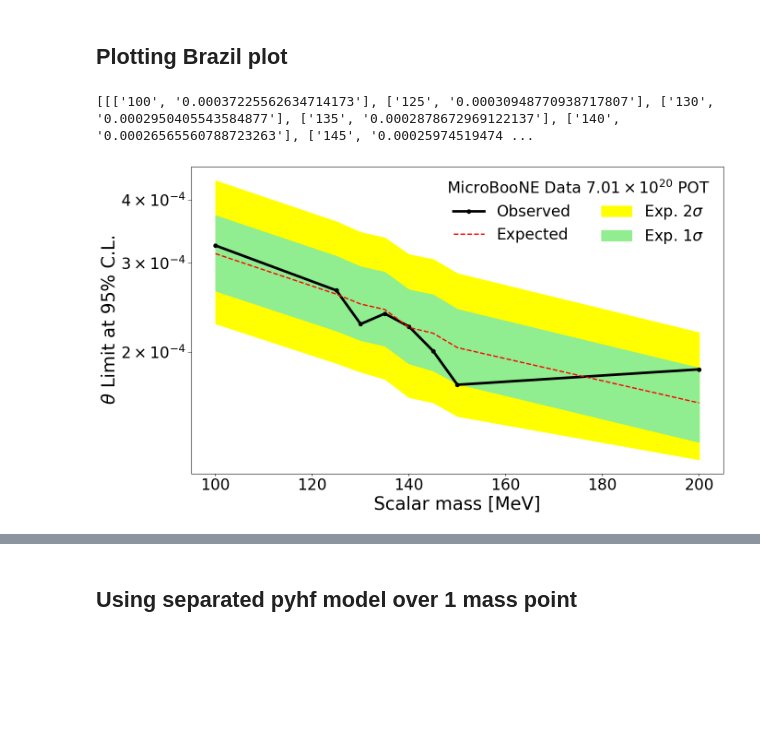
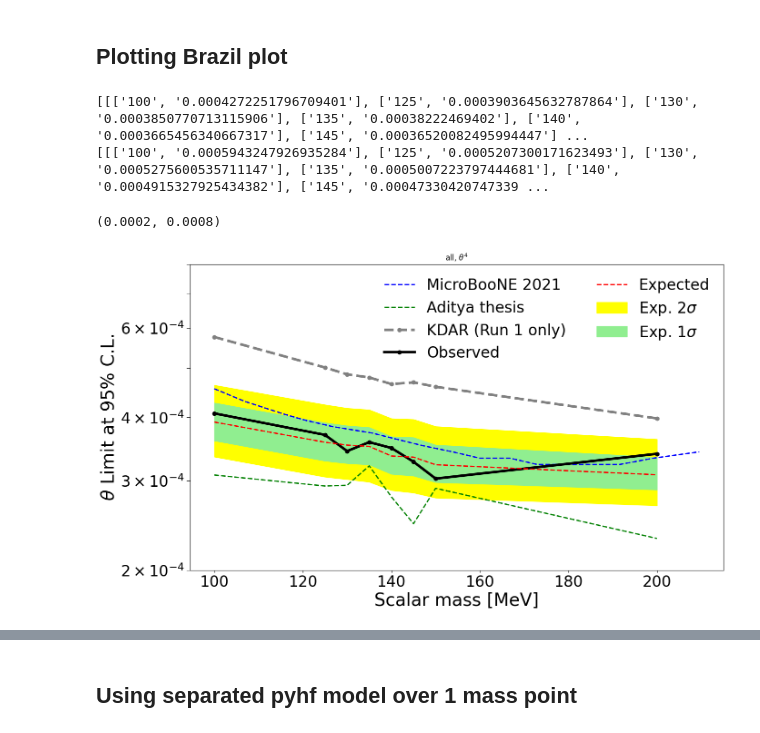
Before and after one commit to JoeBateman/HPS_ALP_Analysis, a Jupyter notebook: Limits_calc.ipynb, the cells around one changed output, grey strips where cells are left out. Drawn from its saved outputs; the diff is of its cells as text; code cells hidden in the pictures; blank space fills up the shorter version.

Commit message:
Fixed how histograms and limits were being scaled, now using N~theta4 rather than N~theta2

```diff
--- a/Limits_calc.ipynb
+++ b/Limits_calc.ipynb
@@ -23,7 +23,7 @@ print("Successful!")
 #     root_dir = "../../For_David/" for the default root directory used by David
 #     root_dir = "/exp/uboone/data/users/jbateman/workdir/HPS_uboone_analysis/" # Filepath used on the FNAL cluster.
 #     root_dir = "/Users/user/PhD/HPS_uboone_analysis/" # A filepath used for local running.
-root_dir = "/Users/user/PhD/HPS_uboone_analysis/"
+root_dir = "/exp/uboone/data/users/jbateman/workdir/HPS_uboone_analysis/"
 root_dir_fixed = root_dir
 # %% [output]
 Successful!
@@ -1714,7 +1776,7 @@ print(f"CLs CL is {(1-CL_level)*100}%")
 if CL_level != 0.05: print("WARNING, the CL should usually be 95%, here it is not.")
 print()
 
-num_steps = 50
+num_steps = 100
 
 if REWEIGHTING:
     poi_dict = {
@@ -1815,11 +1870,13 @@ for HNL_mass in obs_limit_dict:
     else:
         theta = theta_dict_scaled[HNL_mass]
 
-    #N events scales with mixing angle squared
-    obs_limit.append(theta*np.sqrt(obs_limit_dict[HNL_mass]))
-    exp_limit.append(theta*np.sqrt(exp_limits_dict[HNL_mass][2]))
+    exponent = 0.25
 
-    exp_1sig_up.append(theta*np.sqrt(exp_limits_dict[HNL_mass][3]))
-    exp_2sig_up.append(theta*np.sqrt(exp_limits_dict[HNL_mass][4]))
-    exp_1sig_down.append(theta*np.sqrt(exp_limits_dict[HNL_mass][1]))
-    exp_2sig_down.append(theta*np.sqrt(exp_limits_dict[HNL_mass][0]))
+    #N events scales with mixing angle ^4
+    obs_limit.append(theta*pow(obs_limit_dict[HNL_mass], exponent))
+    exp_limit.append(theta*pow(exp_limits_dict[HNL_mass][2], exponent))
+
+    exp_1sig_up.append(theta*pow(exp_limits_dict[HNL_mass][3], exponent))
+    exp_2sig_up.append(theta*pow(exp_limits_dict[HNL_mass][4], exponent))
+    exp_1sig_down.append(theta*pow(exp_limits_dict[HNL_mass][1], exponent))
+    exp_2sig_down.append(theta*pow(exp_limits_dict[HNL_mass][0], exponent))
@@ -1963,13 +2022,18 @@ def Make_list_limits(loaded_lists):
 # %%
 import matplotlib.patches as patches
 
-run = 'all' # 'all', 'run1', 'run3', 'kdif', 'kdar', '1shr', '2shr'
+run = 'all' # 'all', 'run1', 'run3', 'kdif', 'kdar', '1shr', '2shr', 'kdar_run1'
 
 TEST = False
 scale_flux = 1.
 scale_signal = 1.
 scale_kdar = 1.
 scale_pot = 1.
+REWEIGHTING = False
+
+paper_limits = {100:3.08e-4, 125:2.93e-4, 130:2.94e-4, 135:3.21e-4, 140:2.79e-4, 145:2.47e-4, 150:2.9e-4, 200:2.31e-4} #Limits given by Aditya
+plot_other_limit = True
+filename_other = 'KDAR_Run1_Capped_HPS_rebinned_limit'
 
 if run == 'all':
     filename=f"ALL_Capped_HPS_rebinned_limit"
@@ -1988,7 +2052,7 @@ elif run == '1shr':
 elif run == '2shr':
     filename=f"2shr_Capped_HPS_rebinned_limit"
 elif run == 'kdar_run1':
-    filename=f"KDAR_Capped_HPS_rebinned_limit"
+    filename=f"KDAR_Run1_Capped_HPS_rebinned_limit"
 elif run == 'test_double':
     filename=f"test_double_Capped_HPS_rebinned_limit"
 
@@ -2051,14 +2115,45 @@ Aditya_thesis_2sigdown = [2.69e-4, 2.35e-4, 2.03e-4]
 
 Aditya_obs = np.array(list(Aditya_thesis_observed.values()))
 
+if plot_other_limit == True:
+    ee_loaded_test = Get_sigma_bands(filename_other, RW=REWEIGHTING)
+    ee_limits_other_dict = Make_dicts_for_limits(ee_loaded_test)
 
-titlename = r"MicroBooNE Data $7.01\times10^{20}$ POT"
+    ee_lims_other_dict, ee_other_mass_list = Make_list_limits(ee_loaded_test)
+
+    indices = []
+    for i in range(len(ee_lims_other_dict['exp_limit'])):
+        if ee_lims_other_dict['exp_limit'][i] == ee_lims_other_dict['exp_1sig_up'][i]:
+            indices.append(i)
+
+    for key in ee_lims_other_dict:
+        for index in indices:
+            ee_lims_other_dict[key] = np.delete(ee_lims_other_dict[key], index)
+
+
+# titlename = r"MicroBooNE Data $7.01\times10^{20}$ POT"
+titlename = None
 
 plt.figure(figsize=(14,8),facecolor='white',dpi=100)
 
 savefig = input("Do you want to save the figures? y/n ")
 
 HNL_masses=ee_mass_list
+import pandas as pd
+cols = ['Mass', 'Values']
+uboone_2021 = pd.read_csv(root_dir+"limit_files/uboone_ee_theta.csv",names=cols)
+plt.plot(uboone_2021['Mass'],uboone_2021['Values'],lw=2,ls='--',color='blue',label='MicroBooNE 2021')
+
+masses = []
+vals = []
+for key in paper_limits:
+    masses.append(key)
+    vals.append(paper_limits[key])
+
+plt.plot(masses,vals,lw=2,ls='--',color='green',label='Aditya thesis')
+
+if plot_other_limit == True:
+    plt.plot(ee_other_mass_list,ee_lims_other_dict['obs_limit'],lw=4,ls='--',marker='o',color='grey',label='KDAR (Run 1 only)')
 
 plt.plot(HNL_masses,np.array(ee_lims_dict['obs_limit']),lw=4,ls='-',marker='o',color='black',label='Observed')
 plt.plot(HNL_masses,np.array(ee_lims_dict['exp_limit']),lw=2,ls='--',color='red',label='Expected')
@@ -2133,37 +2228,39 @@ else:
         savename=f"stat_ALL_Final_Capped_Rebinned_Brazil_plot"
     elif run == 'run1':
         savename=f"Run1_Final_Capped_Rebinned_Brazil_plot"
     elif run == 'run3':
         savename=f"Run3_Final_Capped_Rebinned_Brazil_plot"
     elif run == 'kdif':
         savename=f"KDIF_Final_Capped_Rebinned_Brazil_plot"
     elif run == 'kdar':
         savename=f"KDAR_Final_Capped_Rebinned_Brazil_plot"
     elif run == '1shr':
         savename=f"1shr_Final_Capped_Rebinned_Brazil_plot"
     elif run == '2shr':
         savename=f"2shr_Final_Capped_Rebinned_Brazil_plot"
     elif run == 'separated':
         savename=f"separated_ALL_Final_Capped_Rebinned_Brazil_plot"
     elif run == 'test_double':
         savename=f"test_double_Final_Capped_Rebinned_Brazil_plot"
 
 if scale_kdar != 1.:
     ext = "kdar_signal_scaled_{}_".format(scale_kdar)
     savename = ext + savename
     if type(Params_pyhf["Scale_kdar_signal_flux"]) == float:
         savename = savename.replace(".","_",1)
 
 # plt.axvspan(130, 140, alpha=1, color='grey',lw=1, label=r'$a-\pi^0$ Excluded Region')
-
+plt.title(rf'{run}, $\theta^4$')
 if savefig == "y":
     plt.savefig(root_dir+'Plots/Limits/'+savename+'.pdf',bbox_inches='tight', pad_inches=0.3)
     plt.savefig(root_dir+'Plots/Limits/'+savename+'.png',bbox_inches='tight', pad_inches=0.3)
-
+plt.ylim(2e-4, 8e-4)
 # plt.grid(False)
 # %% [output]
-[[['100', '0.00037225562634714173'], ['125', '0.00030948770938717807'], ['130', '0.0002950405543584877'], ['135', '0.0002878672969122137'], ['140', '0.00026565560788723263'], ['145', '0.00025974519474 ...
+[[['100', '0.0004272251796709401'], ['125', '0.0003903645632787864'], ['130', '0.0003850770713115906'], ['135', '0.00038222469402'], ['140', '0.0003665456340667317'], ['145', '0.00036520082495994447'] ...
+[[['100', '0.0005943247926935284'], ['125', '0.0005207300171623493'], ['130', '0.0005275600535711147'], ['135', '0.0005007223797444681'], ['140', '0.0004915327925434382'], ['145', '0.00047330420747339 ...
+(0.0002, 0.0008)
-[figure, old version]
+[figure, new version]
 # %%
 i=0
 for mass in ee_mass_list:
```
Also changed, not shown: parts of 19 cells of this notebook.
